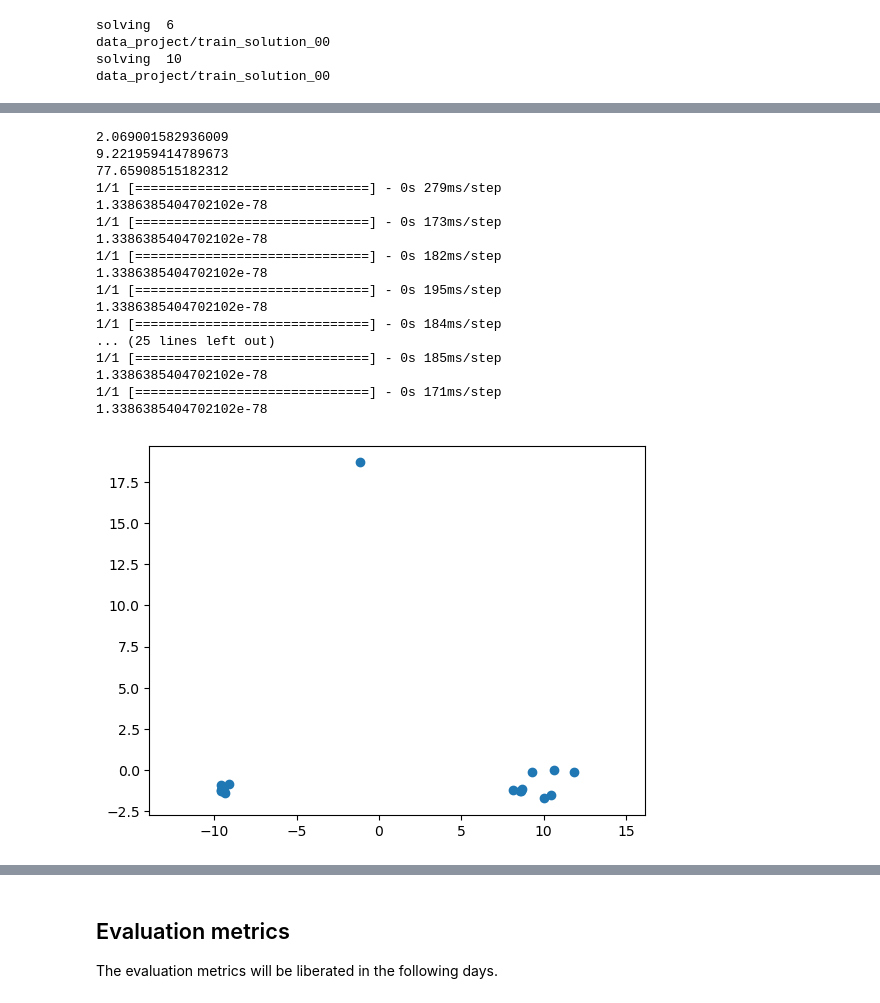
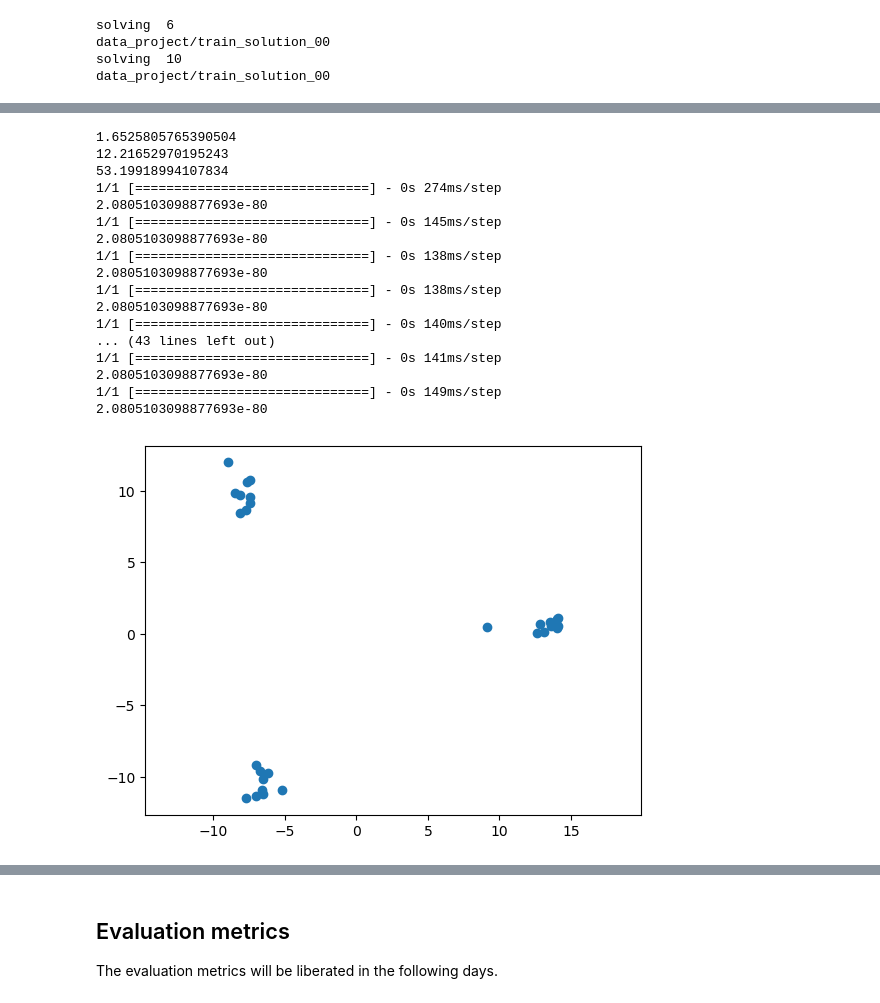
Before and after one commit to beckersven/iapr, a Jupyter notebook: project/project copy 3.ipynb, the cells around one changed output, grey strips where cells are left out. Saved outputs shown, nothing was run; the diff lists cells and outputs as text; code cells hidden in the pictures.

```diff
--- a/project/project copy 3.ipynb
+++ b/project/project copy 3.ipynb
@@ -250,19 +250,3 @@ solving  6
 data_project/train_solution_00
 solving  10
 data_project/train_solution_00
-# %%
-import cv2 as cv
-import matplotlib.pyplot as plt
-from skimage import exposure
-from skimage.measure import label
-from skimage.segmentation import random_walker
-from skimage import segmentation
-from skimage.filters import sobel
-
-img = load_input_image(9)
-gray = cv.cvtColor(img, cv.COLOR_BGR2HSV)[:,:,1]
-# clahe = cv.createCLAHE(clipLimit=2.0, tileGridSize=(3,3))
-# for i in range(3): img[:,:,i] = clahe.apply(img[:,:,i])
-
-ff = segmentation.flood_fill(gray , (0,0), 255)
-plt.imshow(gray > 100)
@@ -281,7 +374,7 @@ import mahotas.features
 THRESHOLD = 20
 
 num_patches = 50
-patches1 = patches = all_patches[11]
+patches1 = patches = all_patches[10]
 
 hsv = np.zeros((len(patches),3))
 
@@ -360,51 +453,51 @@ def extract_features(patch):
     features = np.concatenate([features1.flatten(), feature_vector.flatten() / np.linalg.norm(feature_vector) * ((1 - hue_scaling) * 1e2 + 1e1) ])
     features = np.reshape(features, [-1])
 
 
     # Return the feature vector
     return features
 
 # Define a function to extract features from a list of patches
 def extract_features_from_patches(patches):
     features = []
     for patch in patches:
         feature = extract_features(patch)
         features.append(feature)
     return np.array(features)
 
 # Generate some example patches
 
 
 
 # Extract features from the patches using the CNN model and PCA
 features = extract_features_from_patches(patches)
 pca = PCA(n_components=2)
 features = pca.fit_transform(features)
 
 # Scatter plot the 2D feature vectors
 plt.scatter(features[:, 0], features[:, 1])
 plt.axis("equal")
 
 plt.show()
 # %% [output]
-2.069001582936009
-9.221959414789673
-77.65908515182312
-1/1 [==============================] - 0s 279ms/step
-1.3386385404702102e-78
-1/1 [==============================] - 0s 173ms/step
-1.3386385404702102e-78
-1/1 [==============================] - 0s 182ms/step
-1.3386385404702102e-78
-1/1 [==============================] - 0s 195ms/step
-1.3386385404702102e-78
-1/1 [==============================] - 0s 184ms/step
-... (25 lines left out)
-1/1 [==============================] - 0s 185ms/step
-1.3386385404702102e-78
-1/1 [==============================] - 0s 171ms/step
-1.3386385404702102e-78
+1.6525805765390504
+12.21652970195243
+53.19918994107834
+1/1 [==============================] - 0s 274ms/step
+2.0805103098877693e-80
+1/1 [==============================] - 0s 145ms/step
+2.0805103098877693e-80
+1/1 [==============================] - 0s 138ms/step
+2.0805103098877693e-80
+1/1 [==============================] - 0s 138ms/step
+2.0805103098877693e-80
+1/1 [==============================] - 0s 140ms/step
+... (43 lines left out)
+1/1 [==============================] - 0s 141ms/step
+2.0805103098877693e-80
+1/1 [==============================] - 0s 149ms/step
+2.0805103098877693e-80
-[figure, old version]
+[figure, new version]
 # %%
 from sklearn.mixture import GaussianMixture
 from sklearn.cluster import KMeans, Birch
```
Also changed, not shown: parts of 3 cells of this notebook.
